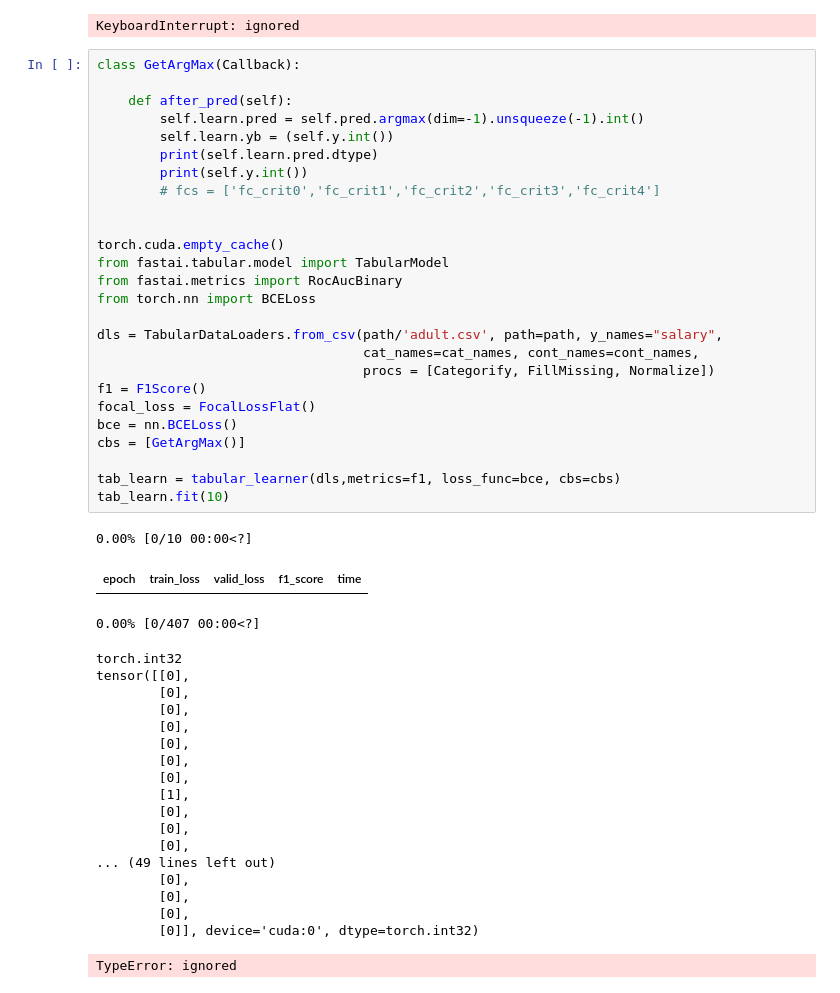
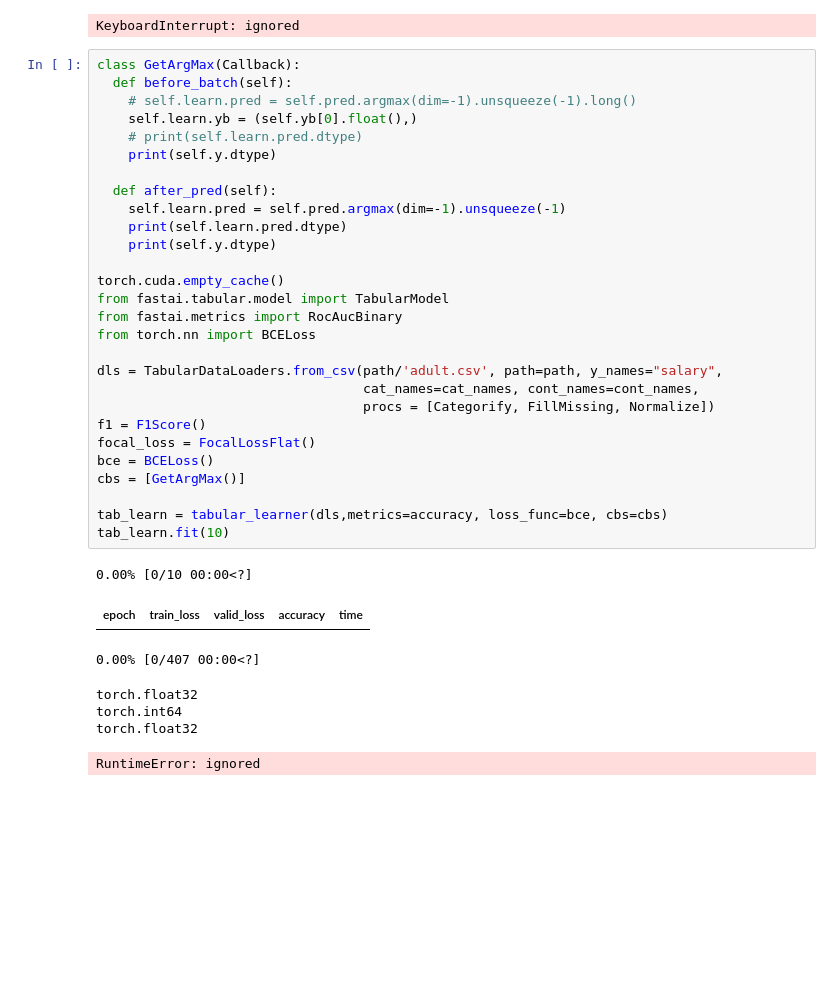
Before and after one commit to antmaio/Creactif_Fastai, a Jupyter notebook: Fastai_Seance7.ipynb, the cells around one changed output. Cells and saved outputs as stored; diff of their text form; blank space fills up the shorter version.

```diff
--- a/Fastai_Seance7.ipynb
+++ b/Fastai_Seance7.ipynb
@@ -284,49 +339,37 @@ tab_learn.fit(10)
 KeyboardInterrupt: ignored
 # %%
 class GetArgMax(Callback):
+  def before_batch(self):
+    # self.learn.pred = self.pred.argmax(dim=-1).unsqueeze(-1).long()
+    self.learn.yb = (self.yb[0].float(),)
+    # print(self.learn.pred.dtype)
+    print(self.y.dtype)
 
-    def after_pred(self):
-        self.learn.pred = self.pred.argmax(dim=-1).unsqueeze(-1).int()
-        self.learn.yb = (self.y.int())
-        print(self.learn.pred.dtype)
-        print(self.y.int())
-        # fcs = ['fc_crit0','fc_crit1','fc_crit2','fc_crit3','fc_crit4']
-
+  def after_pred(self):
+    self.learn.pred = self.pred.argmax(dim=-1).unsqueeze(-1)
+    print(self.learn.pred.dtype)
+    print(self.y.dtype)
 
 torch.cuda.empty_cache()
 from fastai.tabular.model import TabularModel
 from fastai.metrics import RocAucBinary
 from torch.nn import BCELoss
 
 dls = TabularDataLoaders.from_csv(path/'adult.csv', path=path, y_names="salary",
                                   cat_names=cat_names, cont_names=cont_names,
                                   procs = [Categorify, FillMissing, Normalize])
 f1 = F1Score()
 focal_loss = FocalLossFlat()
-bce = nn.BCELoss()
+bce = BCELoss()
 cbs = [GetArgMax()]
 
-tab_learn = tabular_learner(dls,metrics=f1, loss_func=bce, cbs=cbs)
+tab_learn = tabular_learner(dls,metrics=accuracy, loss_func=bce, cbs=cbs)
 tab_learn.fit(10)
 # %% [output]
 0.00% [0/10 00:00<?]
-| epoch | train_loss | valid_loss | f1_score | time |
+| epoch | train_loss | valid_loss | accuracy | time |
 0.00% [0/407 00:00<?]
-torch.int32
-tensor([[0],
-        [0],
-        [0],
-        [0],
-        [0],
-        [0],
-        [0],
-        [1],
-        [0],
-        [0],
-        [0],
-... (49 lines left out)
-        [0],
-        [0],
-        [0],
-        [0]], device='cuda:0', dtype=torch.int32)
+torch.float32
+torch.int64
+torch.float32
-TypeError: ignored
+RuntimeError: ignored
```
Also changed, not shown: parts of 15 cells of this notebook.
